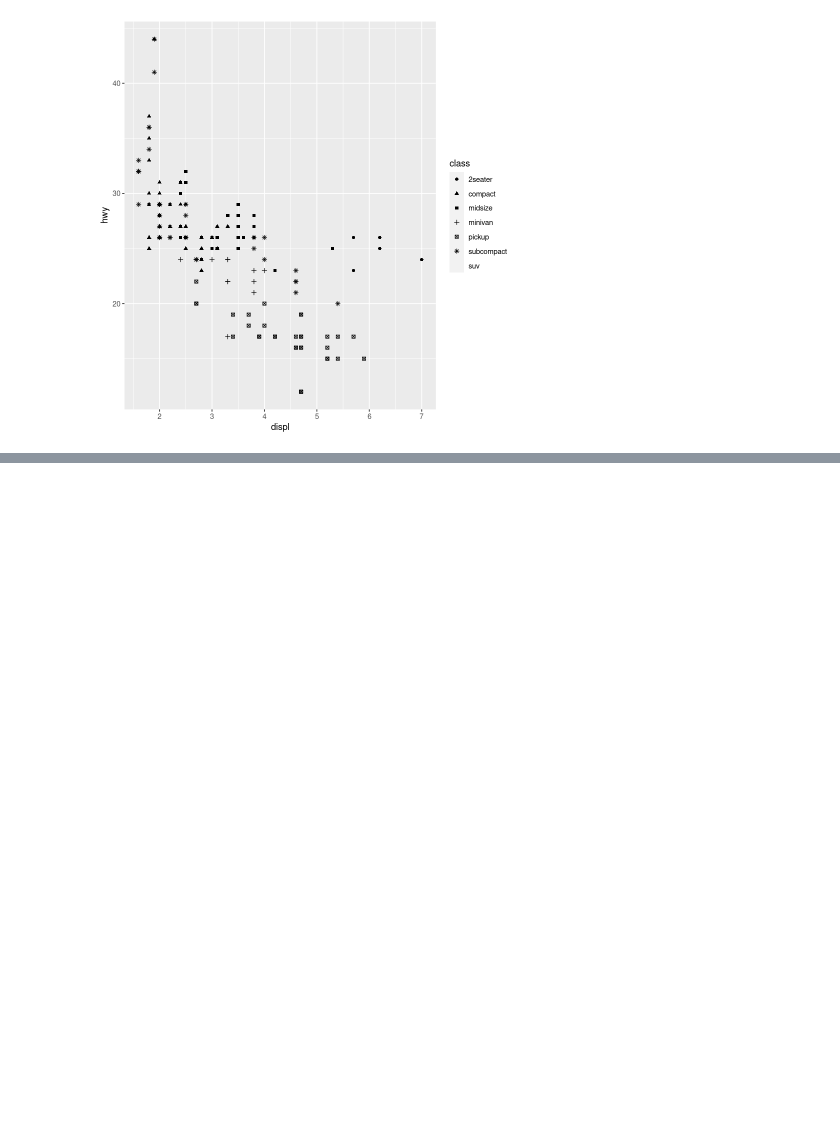
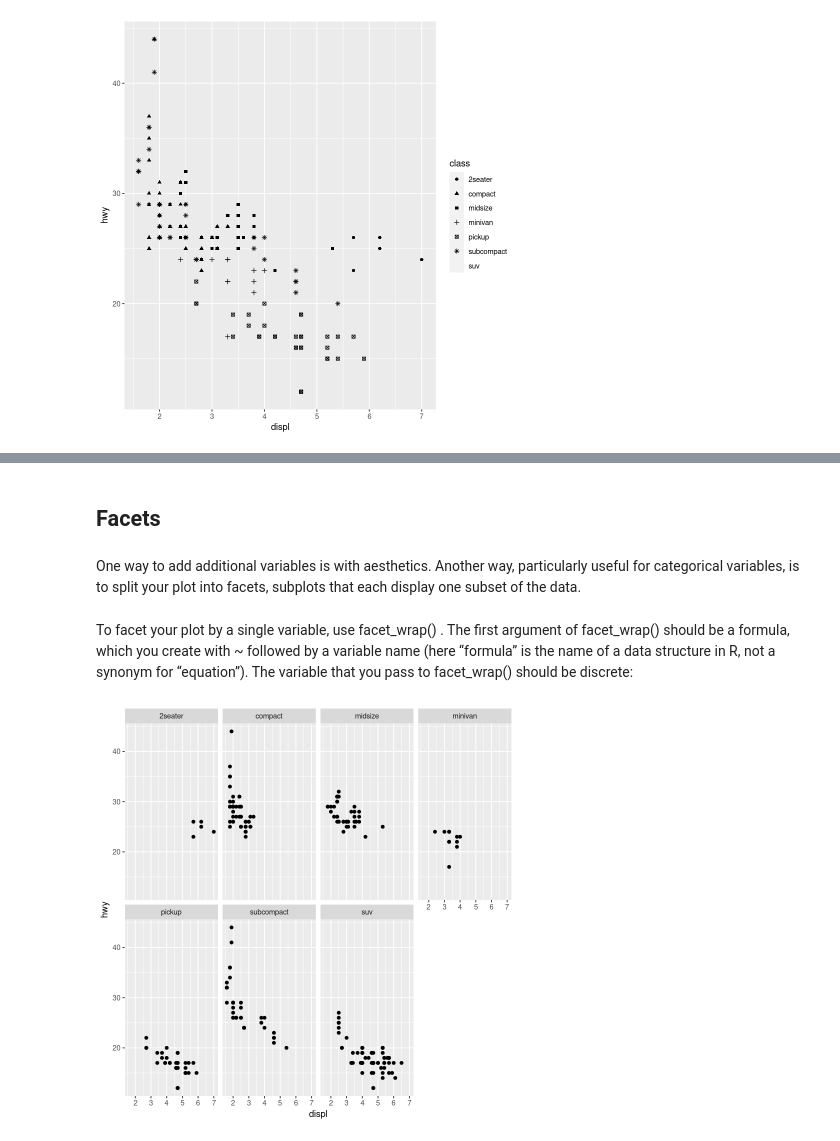
Before and after one commit to cmarsa/r4ds, a Jupyter notebook: 01_data_vis_with_ggplot2.ipynb, the cells around one changed output, grey strips where cells are left out. Saved outputs shown, nothing was run; the diff lists cells and outputs as text; code cells hidden in the pictures; blank space fills up the shorter version.

```diff
--- a/01_data_vis_with_ggplot2.ipynb
+++ b/01_data_vis_with_ggplot2.ipynb
@@ -143,0 +164,18 @@ Warning message:
+# %% [markdown]
+## __Facets__
+# %% [markdown]
+One way to add additional variables is with aesthetics. Another way,
+particularly useful for categorical variables, is to split your plot into
+facets, subplots that each display one subset of the data.
+# %% [markdown]
+To facet your plot by a single variable, use facet_wrap() . The first
+argument of facet_wrap() should be a formula, which you create
+with ~ followed by a variable name (here “formula” is the name of a
+data structure in R, not a synonym for “equation”). The variable that
+you pass to facet_wrap() should be discrete:
+# %%
+ggplot(data = mpg) +
+    geom_point(mapping = aes(x = displ, y = hwy)) +
+    facet_wrap(~ class, nrow = 2)
+# %% [output]
+[figure, added]
```
Also changed, not shown: parts of 56 cells of this notebook.
